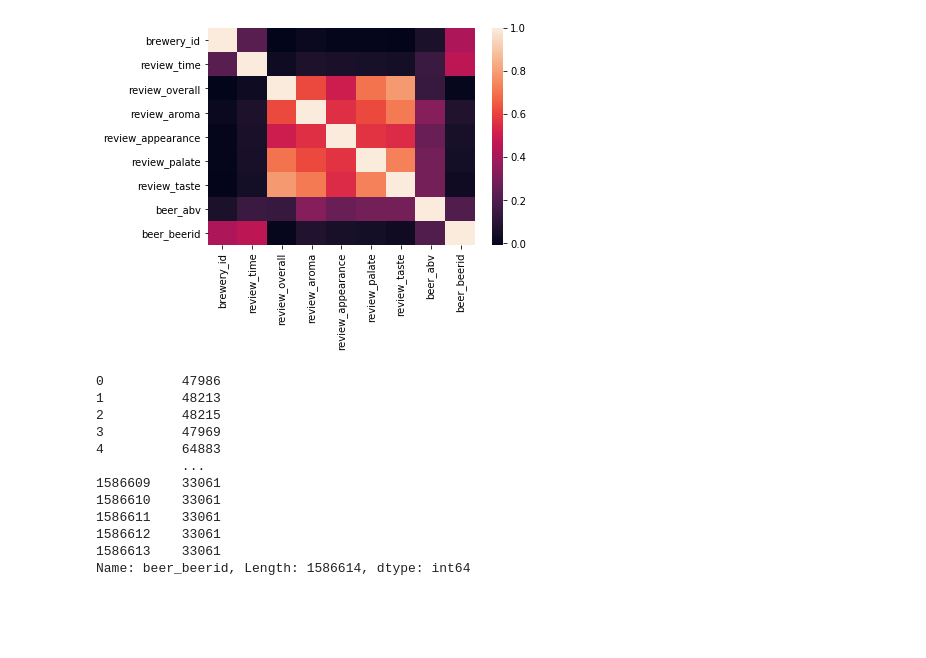
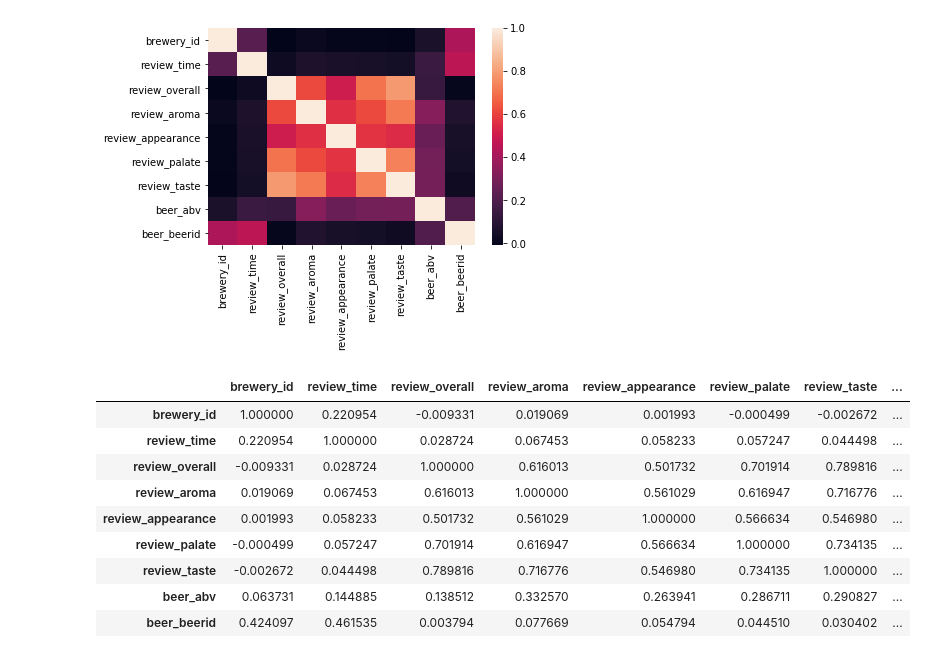
Before and after one commit to HninPwint/cnn_beer_type_prediction_fastapi_heroku, a Jupyter notebook: notebooks/1_EDA.ipynb, the cells around one changed output. Saved outputs shown, nothing was run; the diff lists cells and outputs as text; code cells hidden in the pictures; blank space fills up the shorter version.

```diff
--- a/notebooks/1_EDA.ipynb
+++ b/notebooks/1_EDA.ipynb
@@ -133,18 +172,18 @@ bbb.rename(columns = {"index": "brewery_name", "brewery_name": "count"})
 data_reader.plot_correlation(train_df, ["brewery_id", "beer_beerid"])
 # %% [output]
 [figure]
-# %%
-train_df['beer_beerid']
-# %% [output]
-0          47986
-1          48213
-2          48215
-3          47969
-4          64883
-           ...
-1586609    33061
-1586610    33061
-1586611    33061
-1586612    33061
-1586613    33061
-Name: beer_beerid, Length: 1586614, dtype: int64
+# %%
+corr_matrix = train_df.corr()
+corr_matrix
+#print(corr_matrix["beer_style"].sort_values(ascending=False))
+# %% [output]
+|  | brewery_id | review_time | review_overall | review_aroma | review_appearance | review_palate | review_taste | ... |
+| brewery_id | 1.000000 | 0.220954 | -0.009331 | 0.019069 | 0.001993 | -0.000499 | -0.002672 | ... |
+| review_time | 0.220954 | 1.000000 | 0.028724 | 0.067453 | 0.058233 | 0.057247 | 0.044498 | ... |
+| review_overall | -0.009331 | 0.028724 | 1.000000 | 0.616013 | 0.501732 | 0.701914 | 0.789816 | ... |
+| review_aroma | 0.019069 | 0.067453 | 0.616013 | 1.000000 | 0.561029 | 0.616947 | 0.716776 | ... |
+| review_appearance | 0.001993 | 0.058233 | 0.501732 | 0.561029 | 1.000000 | 0.566634 | 0.546980 | ... |
+| review_palate | -0.000499 | 0.057247 | 0.701914 | 0.616947 | 0.566634 | 1.000000 | 0.734135 | ... |
+| review_taste | -0.002672 | 0.044498 | 0.789816 | 0.716776 | 0.546980 | 0.734135 | 1.000000 | ... |
+| beer_abv | 0.063731 | 0.144885 | 0.138512 | 0.332570 | 0.263941 | 0.286711 | 0.290827 | ... |
+| beer_beerid | 0.424097 | 0.461535 | 0.003794 | 0.077669 | 0.054794 | 0.044510 | 0.030402 | ... |
```
Also changed, not shown: parts of 11 cells of this notebook, 10 other files.
